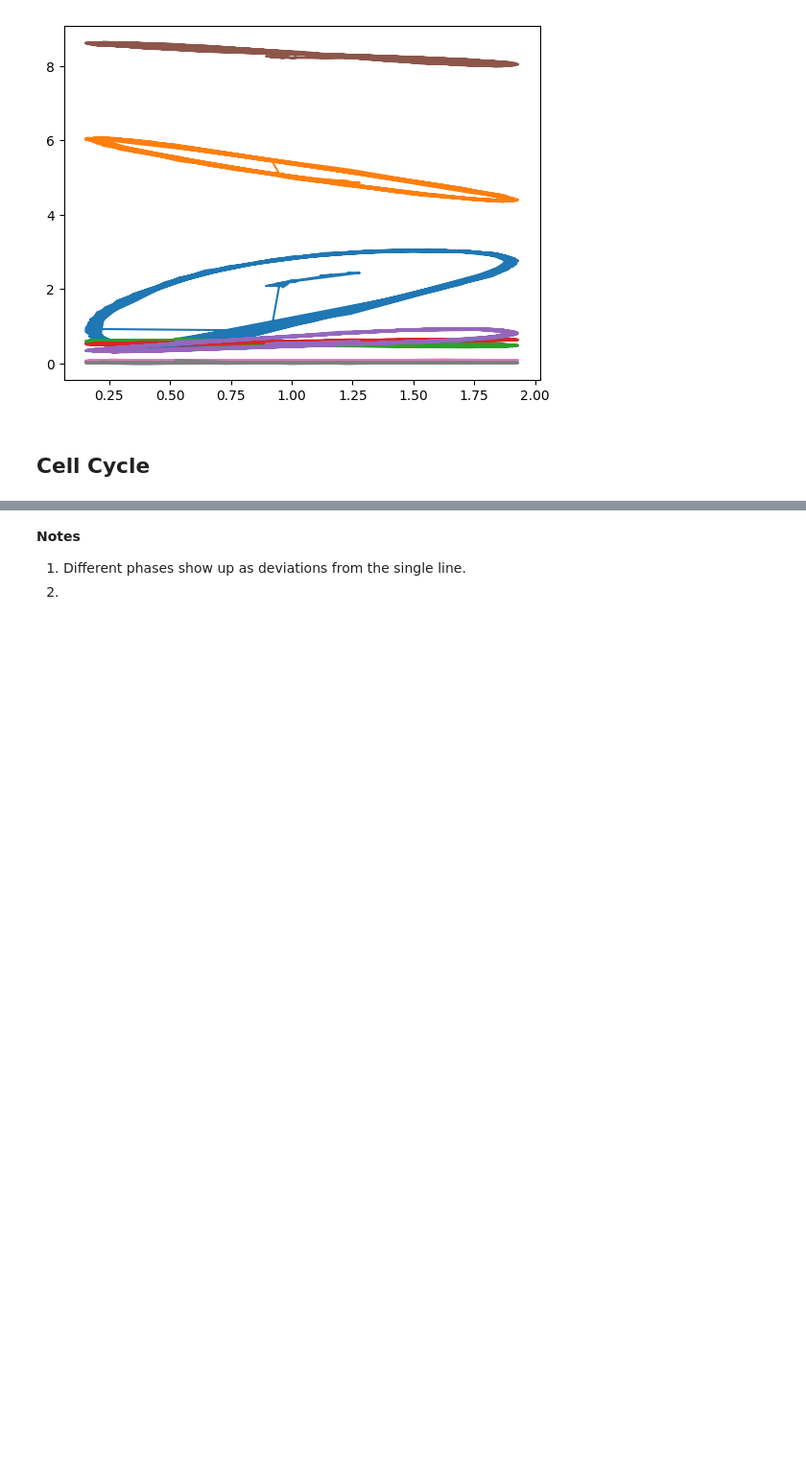
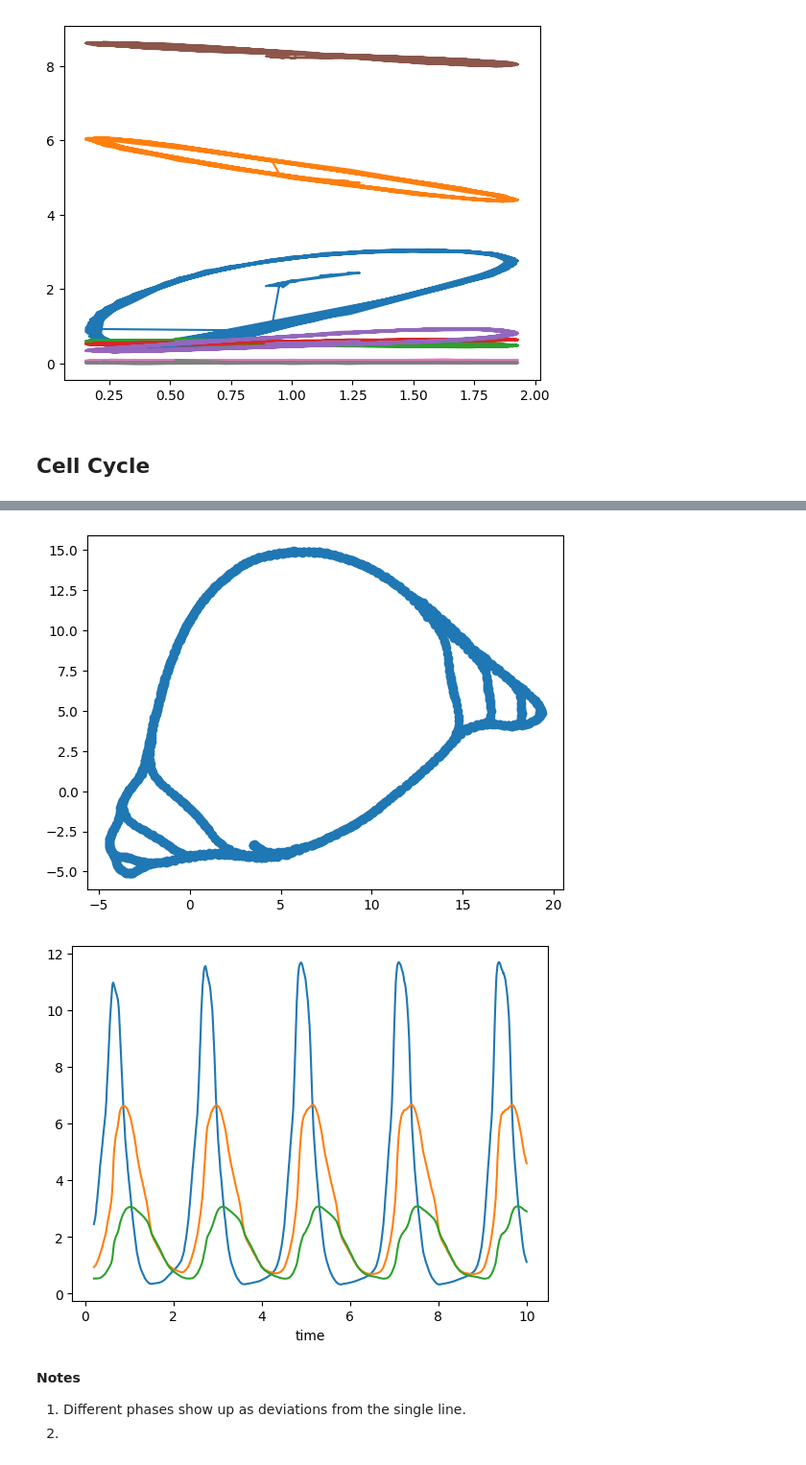
Before and after one commit to ModelEngineering/autoencodersb, a Jupyter notebook: notebooks/evaluating_autoencoders.ipynb, the cells around one changed output, grey strips where cells are left out. Shown: that part at 96% size. Drawn from its saved outputs; the diff is of its cells as text; code cells hidden in the pictures; blank space fills up the shorter version.

```diff
--- a/notebooks/evaluating_autoencoders.ipynb
+++ b/notebooks/evaluating_autoencoders.ipynb
@@ -265,3 +373,8 @@ _ = plotUMAP(arr[20:, :], title="Cell cycle: 932")
+# %%
+_ = plotSimulationFit(CELL_CYCLE_DF, num_epoch=10000, offset=20)
+# %% [output]
+[figure, added]
+[figure, added]
 # %% [markdown]
 **Notes**
 1. Different phases show up as deviations from the single line.
```
Also changed, not shown: parts of 29 cells of this notebook, 6 other files.
